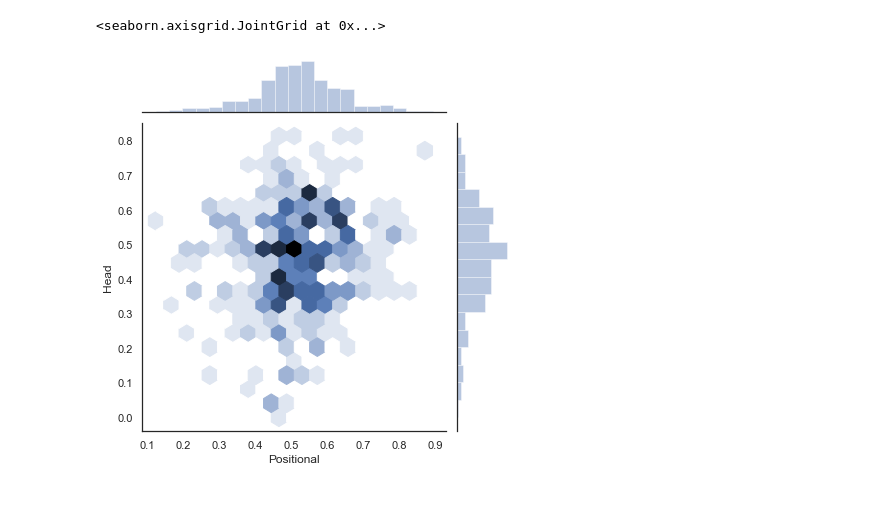
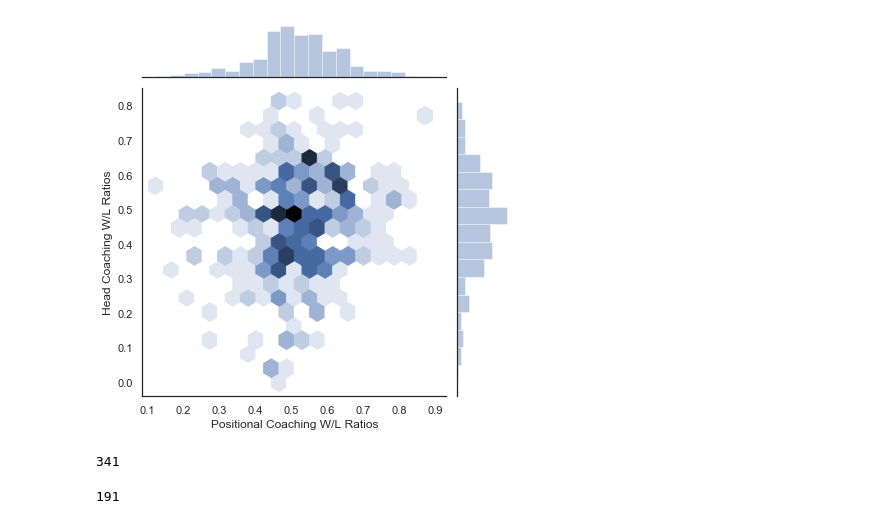
Before and after one commit to plee0117/Coaches, a Jupyter notebook: Graphs.ipynb, the cells around one changed output. Drawn from its saved outputs; the diff is of its cells as text; code cells hidden in the pictures.

```diff
--- a/Graphs.ipynb
+++ b/Graphs.ipynb
@@ -74,5 +106,14 @@ sns.scatterplot(size=lyp_piv.year.Positional, y=lyp_piv.wl.Coordinator,x = lyp_p
 # %%
-sns.jointplot(x='Positional', y='Head', data= lp_pivot,kind = 'hexa')
+pvc_wl = sns.jointplot(x='Positional', y='Head', data= lp_pivot,kind = 'hexa')
+pvc_wl.set_axis_labels(xlabel = 'Positional Coaching W/L Ratios', ylabel='Head Coaching W/L Ratios')
+plt.show()
 # %% [output]
-<seaborn.axisgrid.JointGrid at 0x...>
-[figure, old version]
+[figure, new version]
+# %%
+len(head3)
+# %% [output]
+341
+# %%
+len(hp3)
+# %% [output]
+191
```
Also changed, not shown: parts of 28 cells of this notebook, 3 other files.
